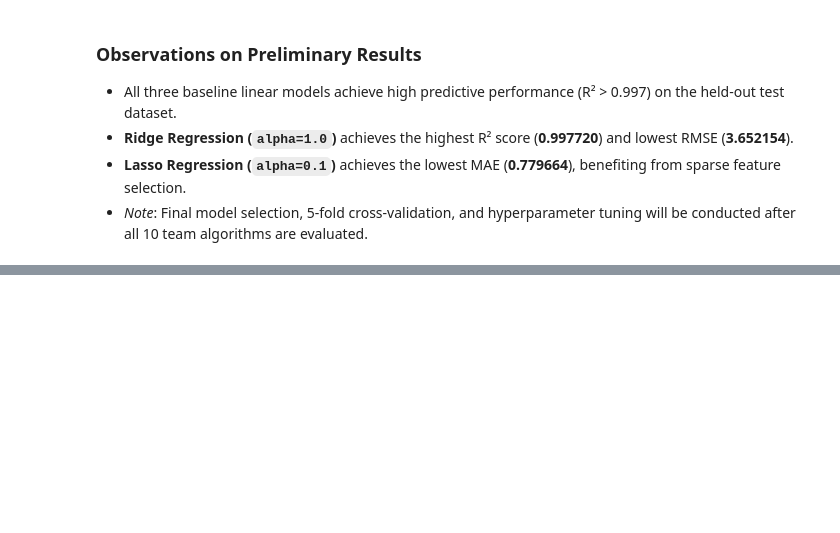
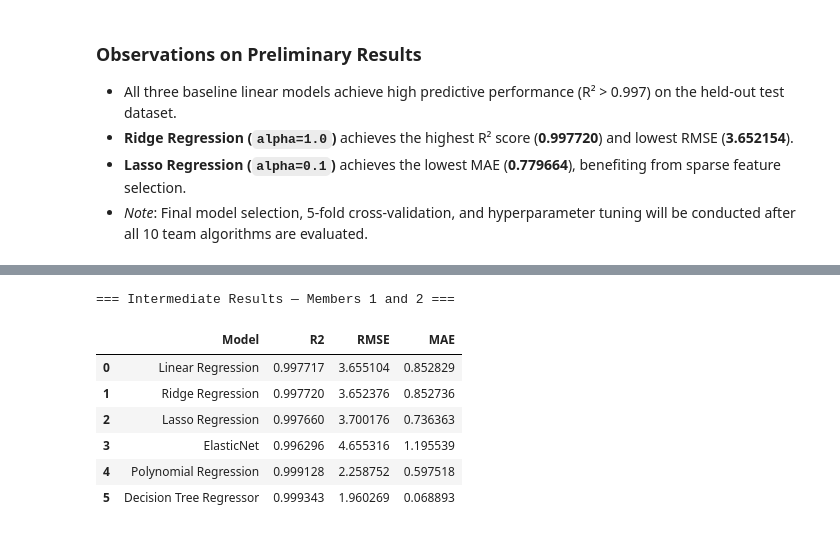
Before and after one commit to ysujith728/NetGuard-QoS-IDS, a Jupyter notebook: notebooks/regression.ipynb, the cells around one changed output, grey strips where cells are left out. Saved outputs shown, nothing was run; the diff lists cells and outputs as text; code cells hidden in the pictures; blank space fills up the shorter version.

Commit message:
feat(regression): implement Member 2 models (ElasticNet, Polynomial, Decision Tree) in notebooks/regression.ipynb

```diff
--- a/notebooks/regression.ipynb
+++ b/notebooks/regression.ipynb
@@ -407,0 +475,14 @@ The remaining 7 regression algorithms will be implemented by team members:
+# %%
+# Display Intermediate Results Table for Members 1 and 2
+intermediate_results_df = pd.DataFrame(results)
+print("=== Intermediate Results — Members 1 and 2 ===")
+intermediate_results_df
+# %% [output]
+=== Intermediate Results — Members 1 and 2 ===
+|  | Model | R2 | RMSE | MAE |
+| 0 | Linear Regression | 0.997717 | 3.655104 | 0.852829 |
+| 1 | Ridge Regression | 0.997720 | 3.652376 | 0.852736 |
+| 2 | Lasso Regression | 0.997660 | 3.700176 | 0.736363 |
+| 3 | ElasticNet | 0.996296 | 4.655316 | 1.195539 |
+| 4 | Polynomial Regression | 0.999128 | 2.258752 | 0.597518 |
+| 5 | Decision Tree Regressor | 0.999343 | 1.960269 | 0.068893 |
```
Also changed, not shown: parts of 10 cells of this notebook.
